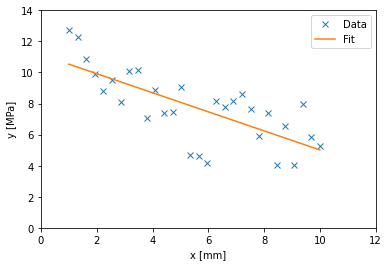
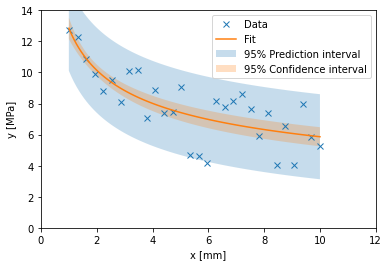
Unified diff of the notebook cell whose output changed from the first chart to the second:
--- before
+++ after
@@ -1,4 +1,2 @@
-fit_lm = LinearFit(x, y)
-print(fit_lm.intercept)
-print(fit_lm.gradient)
-fit_lm.plot(show_confidence = True, show_prediction = True, show_legend = True)
+fit = PowerlawFit(x, y, model = 'normal')
+fit.plot(show_confidence = True, show_prediction = True, show_legend = True)

Commit: documentation for powerlaw fitting added